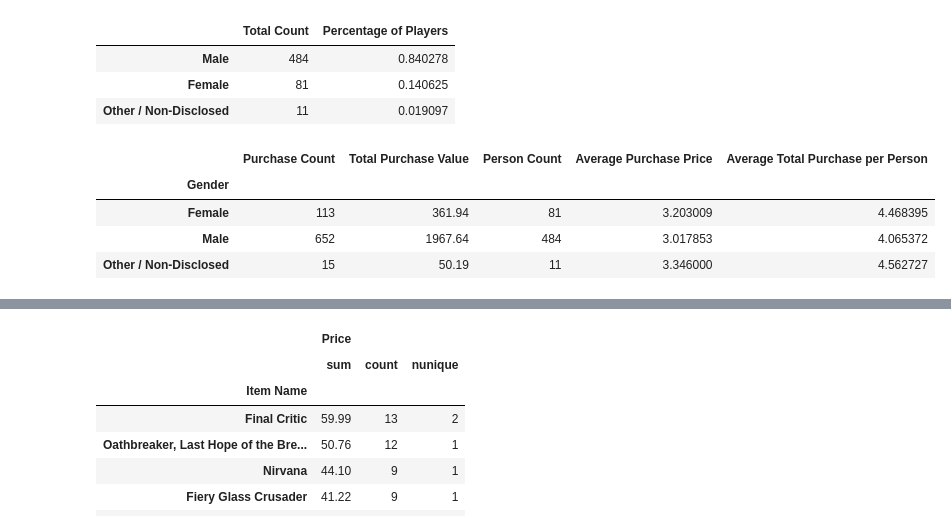
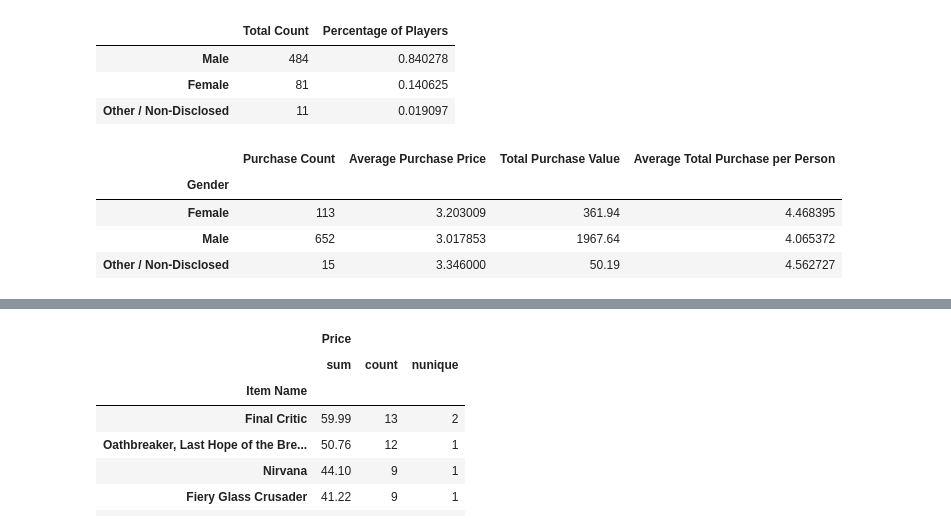
Before and after one commit to afreedman4564/Heroes-Pymoli, a Jupyter notebook: HeroesOfPymoli/HeroesOfPymoli.ipynb, the cells around one changed output, grey strips where cells are left out. Drawn from its saved outputs; the diff is of its cells as text; code cells hidden in the pictures.

```diff
--- a/HeroesOfPymoli/HeroesOfPymoli.ipynb
+++ b/HeroesOfPymoli/HeroesOfPymoli.ipynb
@@ -83,30 +83,32 @@ gender_sn = heroes_data[["Gender", "SN"]]
 # %%
 # perform calculation for purchase count
 pur_cnt = gender_sn.groupby(["Gender"]).count()
 pur_cnt = pur_cnt.rename(columns = {"SN": "Purchase Count"})
 pur_cnt = pur_cnt.reset_index()
 
 # perform calculation for total purchase value
 tot_pur_val = gender_price.groupby(["Gender"]).sum()
 tot_pur_val = tot_pur_val.rename(columns = {"Price": "Total Purchase Value"})
 tot_pur_val = tot_pur_val.reset_index()
 
 # perform calculation for customer number
 num_cust = gender_sn.groupby(["Gender"]).nunique()
 num_cust = num_cust.rename(columns = {"SN": "Person Count"})
 num_cust = num_cust.reset_index()
 
+# merge 3 dfs using inner on gender
 gender_pur_df = pd.merge(pd.merge(pur_cnt, tot_pur_val, how = "inner", on = "Gender"), num_cust, how = "inner", on = "Gender")
 gender_pur_df.set_index("Gender", inplace = True)
 gender_pur_df["Average Purchase Price"] = gender_pur_df["Total Purchase Value"]/gender_pur_df["Purchase Count"]
 gender_pur_df["Average Total Purchase per Person"] = gender_pur_df["Total Purchase Value"]/gender_pur_df["Person Count"]
+gender_pur_df = gender_pur_df[["Purchase Count", "Average Purchase Price", "Total Purchase Value", "Average Total Purchase per Person"]]
 gender_pur_df
 # %% [output]
-|  | Purchase Count | Total Purchase Value | Person Count | Average Purchase Price | Average Total Purchase per Person |
-| Gender |  |  |  |  |  |
-| Female | 113 | 361.94 | 81 | 3.203009 | 4.468395 |
-| Male | 652 | 1967.64 | 484 | 3.017853 | 4.065372 |
-| Other / Non-Disclosed | 15 | 50.19 | 11 | 3.346000 | 4.562727 |
+|  | Purchase Count | Average Purchase Price | Total Purchase Value | Average Total Purchase per Person |
+| Gender |  |  |  |  |
+| Female | 113 | 3.203009 | 361.94 | 4.468395 |
+| Male | 652 | 3.017853 | 1967.64 | 4.065372 |
+| Other / Non-Disclosed | 15 | 3.346000 | 50.19 | 4.562727 |
 # %%
 # create bins
 age_bin_summary = unique_cust[["Age", "SN"]]
```
Also changed, not shown: parts of 14 cells of this notebook.
